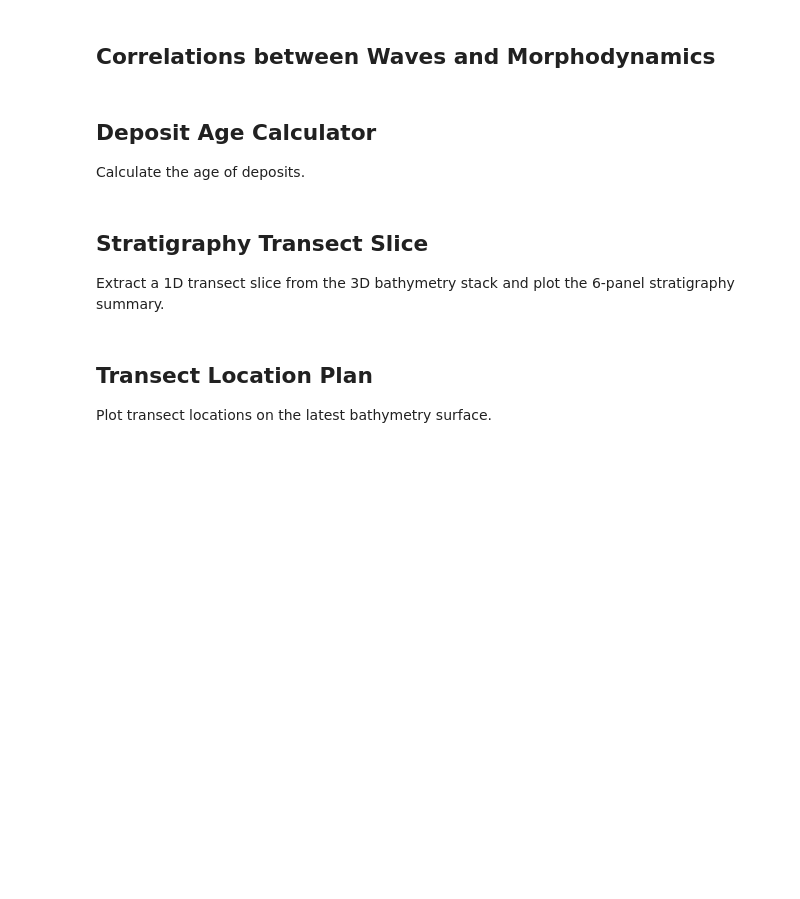
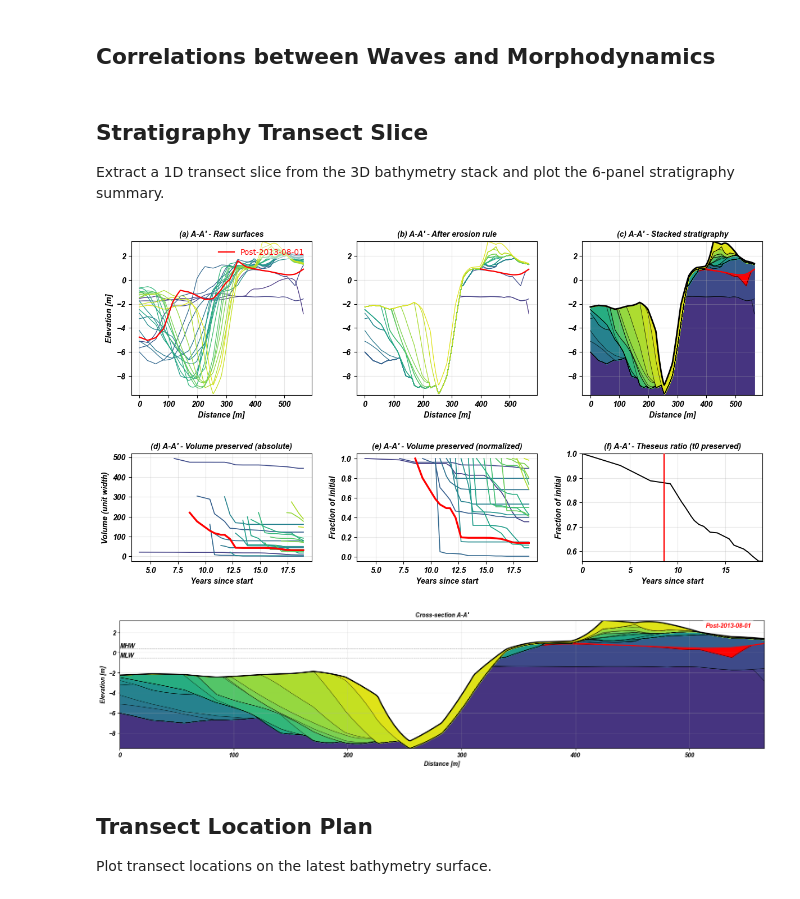
Before and after one commit to sgpearson17/bathy2strat, a Jupyter notebook: code/bathy2strat.ipynb, the cells around one changed output. Cells and saved outputs as stored; diff of their text form; code cells hidden in the pictures; blank space fills up the shorter version.

```diff
--- a/code/bathy2strat.ipynb
+++ b/code/bathy2strat.ipynb
@@ -159,6 +154,3 @@ run_morpho_wave_correlations(
     metrics_map=metrics,
     x_map=x_vars,
 )
-# %% [markdown]
-## Deposit Age Calculator
-Calculate the age of deposits.
@@ -226,38 +161,54 @@ Extract a 1D transect slice from the 3D bathymetry stack and plot the 6-panel st
 import numpy as np
 from bathymetry_analysis import run_transect_slice_plots
 
 out_dir = r"C:\surf\500_Analysis\522_CarolinaInlets\data"
 bathy_nc_path = out_dir + r"\BogueInlet_2005-2023_bathyReGrid_2023s_dx20m_py.nc"
 
 # Inputs (adjust as needed)
 output_root = r"C:\surf\500_Analysis\522_CarolinaInlets"
 transect_rows_km = np.array(
     [
         [307.2, 3835.2, 307.6, 3835.6],
-        [306.8, 3836.25, 308.0, 3834.4],
-        [307.6, 3835.6, 308.5, 3834.7],
-        [307.4, 3834.8, 308.6, 3835.6],
+        # [306.8, 3836.25, 308.0, 3834.4],
+        # [307.6, 3835.6, 308.5, 3834.7],
+        # [307.4, 3834.8, 308.6, 3835.6],
     ],
     dtype=float,
  )
 tick_spacing_m = 100.0
 mhw = 0.358 # mean high water level at site [m]
 mlw = -0.590 # mean low water level at site [m]
-highlight_date = None  # Example: "2018-09-01" to highlight that deposit. Default = None
+highlight_dates = [
+    "2012-08-27",
+    # "2016-10-08",
+    # "2018-09-14",
+    # "2019-09-06",
+    # "2020-08-04",
+    # "2023-09-22",
+    ]  # Empty list or None to skip highlighting.
 max_fig_width_cm = 20.0
 max_fig_height_cm = 5.0
+make_gif = True
+gif_fps = 2  # Frames per second in the output GIF.
+gif_stride = 1  # Use every Nth survey (1=all, 2=every other).
 
 transect_outputs = run_transect_slice_plots(
     bathy_nc_path=bathy_nc_path,
     output_root=output_root,
     transect_rows_km=transect_rows_km,
     tick_spacing_m=tick_spacing_m,
     mhw=mhw,
     mlw=mlw,
-    highlight_date=highlight_date,
+    highlight_date=highlight_dates,
     max_fig_width_cm=max_fig_width_cm,
     max_fig_height_cm=max_fig_height_cm,
+    make_gif=make_gif,
+    gif_fps=gif_fps,
+    gif_stride=gif_stride,
  )
+# %% [output]
+[figure, added]
+[figure, added]
 # %% [markdown]
 ## Transect Location Plan
 Plot transect locations on the latest bathymetry surface.
```
Also changed, not shown: parts of 4 cells of this notebook, 3 other files.
